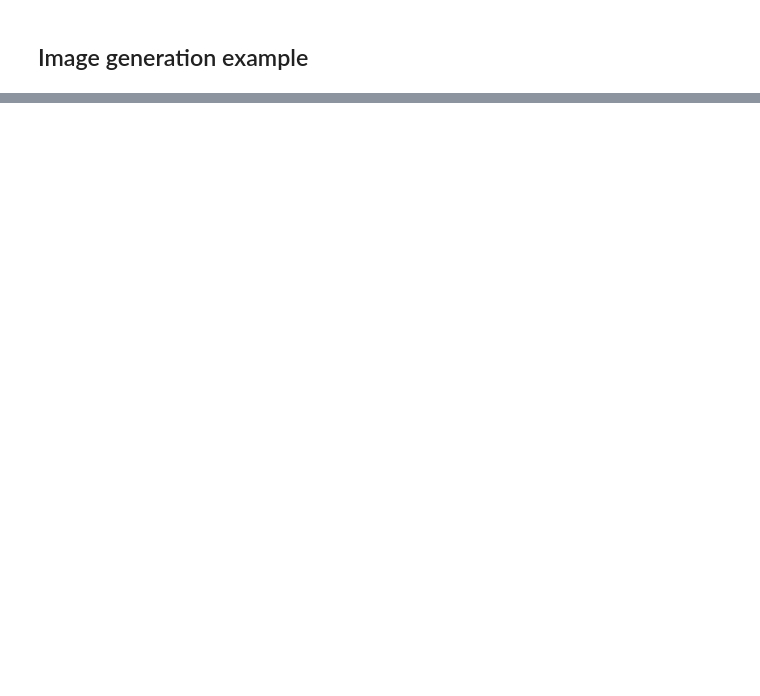
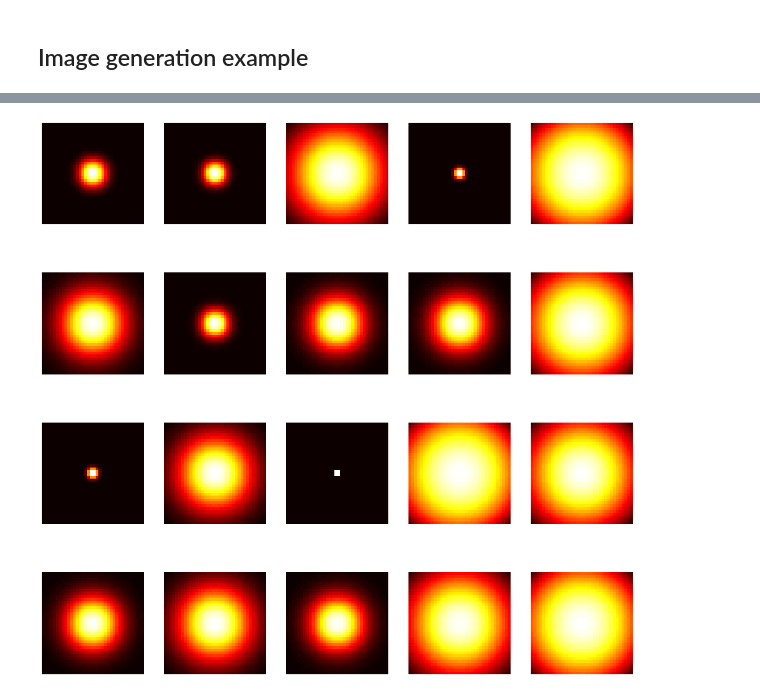
Before and after one commit to JeffRisberg/TensorFlowProbability, a Jupyter notebook: example02.ipynb, the cells around one changed output, grey strips where cells are left out. Saved outputs shown, nothing was run; the diff lists cells and outputs as text; code cells hidden in the pictures; blank space fills up the shorter version.

```diff
--- a/example02.ipynb
+++ b/example02.ipynb
@@ -75,0 +97,35 @@ AttributeError: Tensor.name is meaningless when eager execution is enabled.
+# %%
+# Build the dataset
+dataset = []
+num_images = 33
+
+for i in range(num_images):
+    alpha = alpha_distribution.sample()
+    theta = theta_distribution.sample()
+    transformed_distribution = transform_distribution(base_distribution, alpha, theta)
+
+    densities = get_densities(transformed_distribution)
+    density = densities[0]
+
+    image = get_image_array_from_density_values(density)
+
+    dataset.append(image)
+# %%
+# Display a sample of 20 images from your generated dataset in a figure
+
+from numpy.random import default_rng
+rng = default_rng()
+
+fig, axs = plt.subplots(4, 5, figsize=(20, 20))
+
+for k in range(20):
+    i = k // 5
+    j = k % 5
+
+    index = rng.integers(low=0, high=num_images)
+    axs[i, j].imshow(dataset[index])
+    axs[i, j].axis('off')
+
+plt.show()
+# %% [output]
+[figure, added]
```
Also changed, not shown: parts of 5 cells of this notebook.
